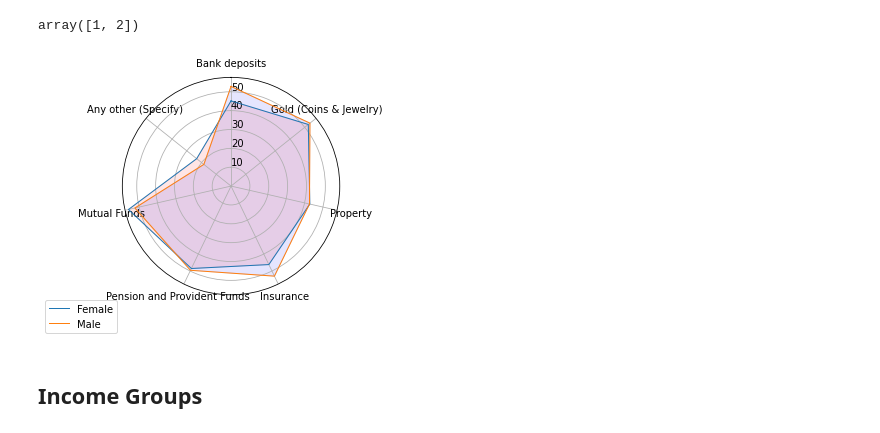
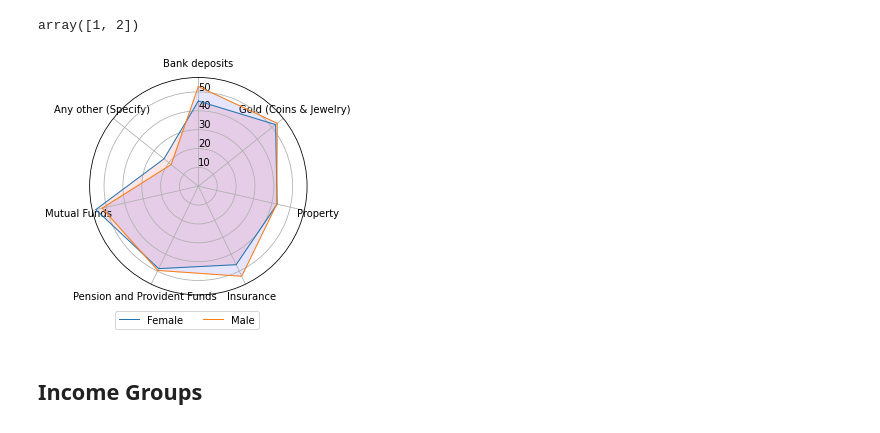
Before and after one commit to gchhablani/financial-sentiment-analysis, a Jupyter notebook: Exploratory Data Analysis.ipynb, the cells around one changed output. Drawn from its saved outputs; the diff is of its cells as text; code cells hidden in the pictures.

```diff
--- a/Exploratory Data Analysis.ipynb
+++ b/Exploratory Data Analysis.ipynb
@@ -790,35 +790,35 @@ df['Gender'] = df['Gender'].apply(lambda x: "Female" if x==1 else "Male")
 # %%
 group_mcq_by_gender = df.groupby('Gender')[mcq_columns].mean().reset_index()
 categories=list(group_mcq_by_gender)[1:]
 N = len(categories)
 angles = [n / float(N) * 2 * pi for n in range(N)]
 angles += angles[:1]
 ax = plt.subplot(111, polar=True)
 
 ax.set_theta_offset(pi / 2)
 ax.set_theta_direction(-1)
 plt.xticks(angles[:-1], categories)
 ax.set_rlabel_position(0)
 # plt.yticks([10,20,30], ["10","20","30"], color="grey", size=7)
 # plt.ylim(0,40)
 
 colors = ['red','blue']
 for i,group in enumerate(group_mcq_by_gender['Gender']):
 
     # Ind1
     values=group_mcq_by_gender[group_mcq_by_gender['Gender']==group].drop('Gender',axis=1).values.flatten().tolist()
     values += values[:1]
     ax.plot(angles, values, linewidth=1, linestyle='solid', label=group)
     ax.fill(angles, values, c = colors[i], alpha=0.1)
 
 # Add legend
-plt.legend(loc='upper right', bbox_to_anchor=(0.0, 0.0))
+plt.legend(loc='upper right', ncol = 2, bbox_to_anchor=(0.8, -0.05))
 
 # Show the graph
 plt.savefig('graphs/misc/Radar_MCQ_Gender.png',bbox_inches='tight', pad_inches = 0.1)
 plt.show()
 # %% [output]
-[figure, old version]
+[figure, new version]
 # %% [markdown]
 ## Income Groups
 # %%
```
Also changed, not shown: parts of 3 cells of this notebook, 4 other files.
